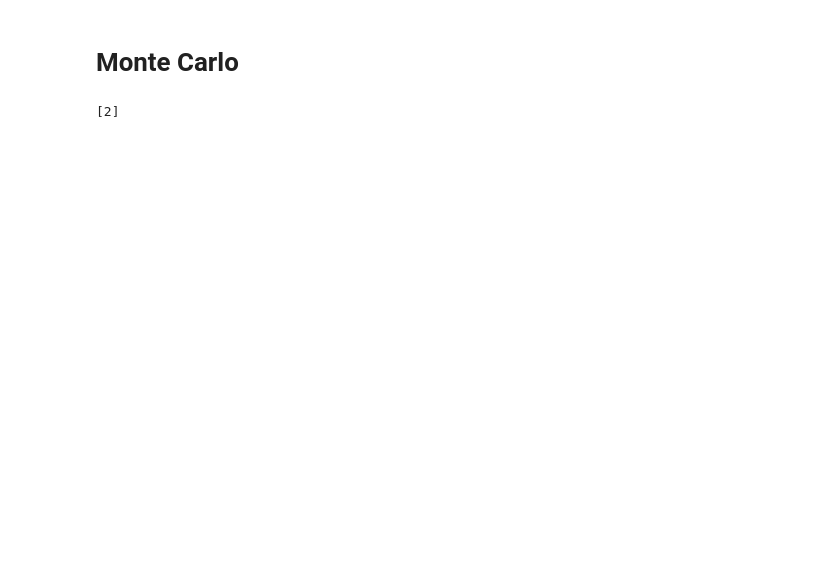
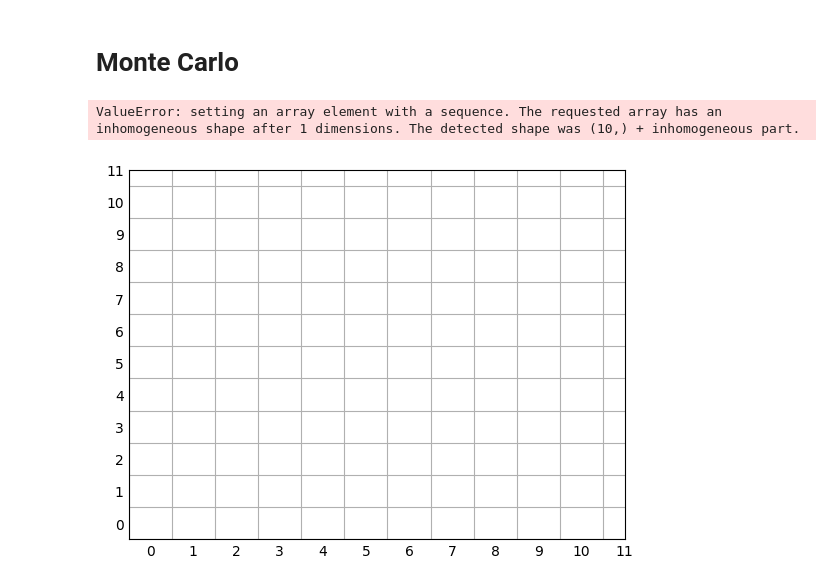
Before and after one commit to djbell01/563-DawsonBell, a Jupyter notebook: Week_3_HW.ipynb, the cells around one changed output. Drawn from its saved outputs; the diff is of its cells as text; code cells hidden in the pictures; blank space fills up the shorter version.

```diff
--- a/Week_3_HW.ipynb
+++ b/Week_3_HW.ipynb
@@ -10,6 +10,7 @@ import matplotlib.pyplot as plt
 class grid():
   def __init__(self,length,N):
     # Create a square grid with N particles
+    self.length = length
     self.grid_spaces = length**2
     self.N = N
     self.rng = np.random.default_rng()
@@ -18,38 +19,86 @@ class grid():
     self.particles = []
     for i in range(N):
       x = self.rng.integers(0,length,1)
       y = self.rng.integers(0,length,1)
       self.particles.append(particle(x,y))
 
     # Check for overlapping particles, move if necessary
+    for i in range(N):
+      for j in range(N):
+        if i == j:
+          continue
+        else:
+          x_1 = self.particles[i].x
+          y_1 = self.particles[i].y
+          x_2 = self.particles[j].x
+          y_2 = self.particles[j].y
+
+          if (x_1 == x_2) and (y_1 == y_2):
+            self.move_particle(i)
+          else:
+            continue
 
   def move_particle(self,index):
     # Determine where all empty spaces are and choose one at random.
     self.empty_spaces = []
     for i in range(self.length):
       for j in range(self.length):
         for particle in self.particles:
           if particle.x == i and particle.y == j:
             continue
           else:
             self.empty_spaces.append([i,j])
 
-    rand = self.rng.integers(0,len(self.empty_spaces),1)
+    rand = self.rng.integers(0,len(self.empty_spaces))
     rand_empty_space = self.empty_spaces[rand]
     self.particles[index].x = rand_empty_space[0]
     self.particles[index].y = rand_empty_space[1]
 
+  # Visualize grid for debugging
+  def plot_grid(self):
+    fig = plt.figure()
+    ax = fig.add_subplot(1, 1, 1)
 
-    #self.particles[index]
+    # Define gridlines that align correctly
+    gridlines = np.arange(0, self.length + 2)  # Include 0 to max_value + 1
+
+    # Set major ticks at integer values
+    ax.set_xticks(gridlines)
+    ax.set_yticks(gridlines)
+
+    # Set minor ticks in between
+    minor_ticks = gridlines - 0.5
+    ax.set_xticks(minor_ticks, minor=True)
+    ax.set_yticks(minor_ticks, minor=True)
+
+    # Add grid lines for minor ticks
+    ax.grid(which='minor')
+
+    # Turn off tick labels
+    ax.tick_params(axis='both', which='both', length=0)
+
+    # Plot the point
+    x_vals = []
+    y_vals = []
+    for i in range(self.N):
+      x_vals.append(self.particles[i].x)
+      y_vals.append(self.particles[i].y)
+    ax.scatter(x_vals, y_vals, 400)
+
+    # Set bounds and aspect ratio
+    ax.set_xlim(-0.5, self.length + 0.5)
+    ax.set_ylim(-0.5, self.length + 0.5)
+    ax.set_aspect('equal', adjustable='box')
 
 # Particle
 class particle():
   def __init__(self,x,y):
     self.x = x
     self.y = y
+
+
+grid = grid(10,10)
+grid.plot_grid()
+# %% [output]
+ValueError: setting an array element with a sequence. The requested array has an inhomogeneous shape after 1 dimensions. The detected shape was (10,) + inhomogeneous part.
+[figure, added]
-# %%
-rng = np.random.default_rng()
-rand = rng.integers(0,10,1)
-print(rand)
-# %% [output]
-[2]
```
Also changed, not shown: parts of 1 cell of this notebook.
